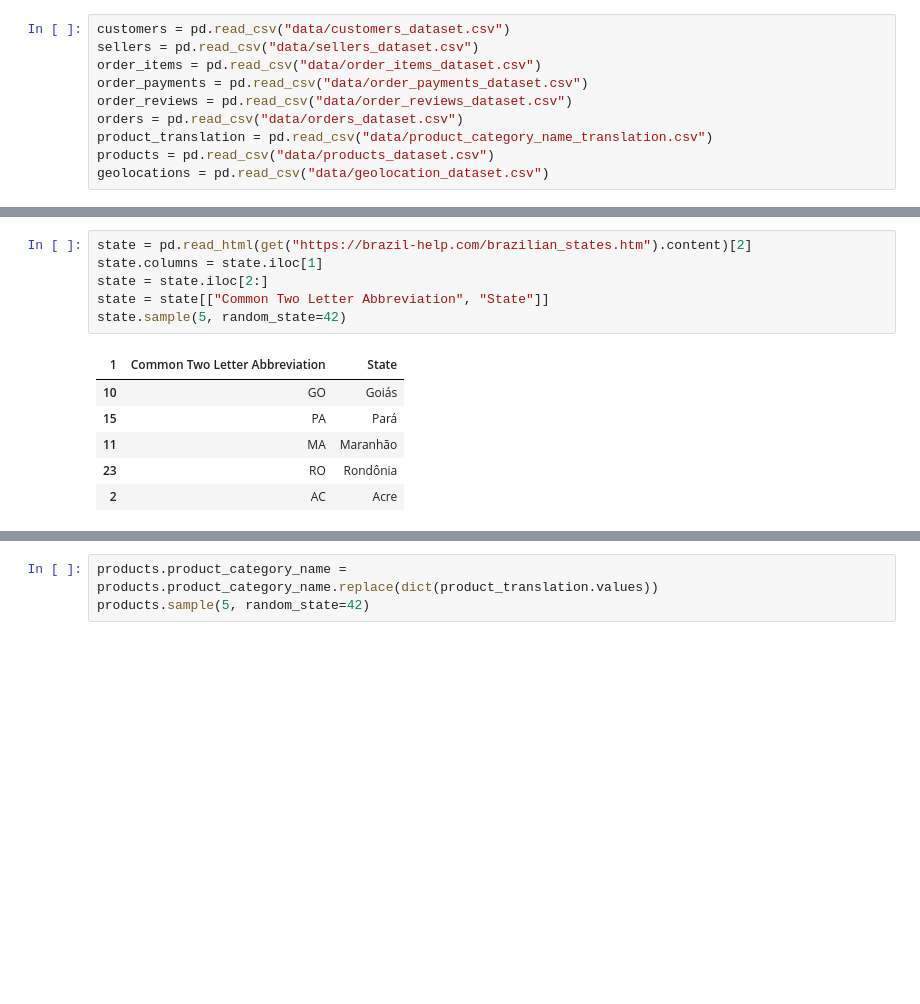
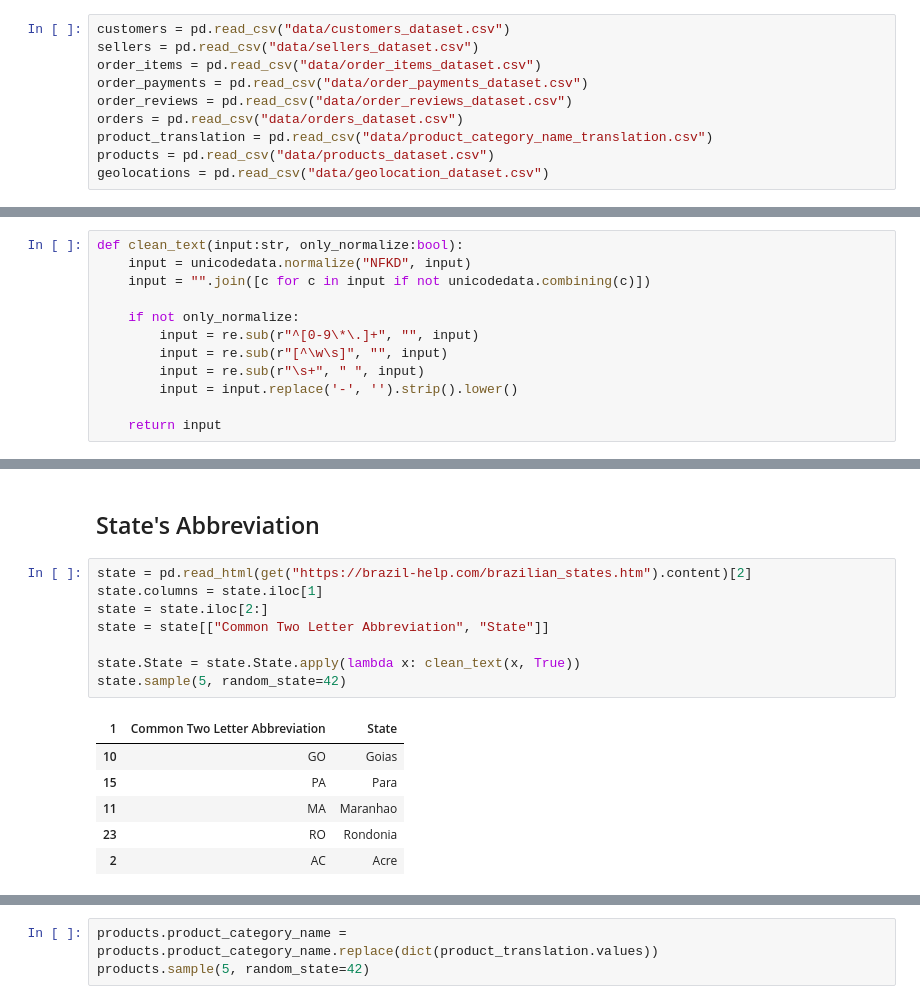
Before and after one commit to malifnasrulloh/Analysis-Data-E-Commerce, a Jupyter notebook: data_prep.ipynb, the cells around one changed output, grey strips where cells are left out. Cells and saved outputs as stored; diff of their text form; blank space fills up the shorter version.

```diff
--- a/data_prep.ipynb
+++ b/data_prep.ipynb
@@ -15,0 +31,12 @@ geolocations = pd.read_csv("data/geolocation_dataset.csv")
+# %%
+def clean_text(input:str, only_normalize:bool):
+    input = unicodedata.normalize("NFKD", input)
+    input = "".join([c for c in input if not unicodedata.combining(c)])
+
+    if not only_normalize:
+        input = re.sub(r"^[0-9\*\.]+", "", input)
+        input = re.sub(r"[^\w\s]", "", input)
+        input = re.sub(r"\s+", " ", input)
+        input = input.replace('-', '').strip().lower()
+
+    return input
@@ -16,13 +66,17 @@ geolocations = pd.read_csv("data/geolocation_dataset.csv")
+# %% [markdown]
+## State's Abbreviation
 # %%
 state = pd.read_html(get("https://brazil-help.com/brazilian_states.htm").content)[2]
 state.columns = state.iloc[1]
 state = state.iloc[2:]
 state = state[["Common Two Letter Abbreviation", "State"]]
+
+state.State = state.State.apply(lambda x: clean_text(x, True))
 state.sample(5, random_state=42)
 # %% [output]
 | 1 | Common Two Letter Abbreviation | State |
-| 10 | GO | Goiás |
-| 15 | PA | Pará |
-| 11 | MA | Maranhão |
-| 23 | RO | Rondônia |
+| 10 | GO | Goias |
+| 15 | PA | Para |
+| 11 | MA | Maranhao |
+| 23 | RO | Rondonia |
 | 2 | AC | Acre |
```
Also changed, not shown: parts of 69 cells of this notebook, 6 other files.
